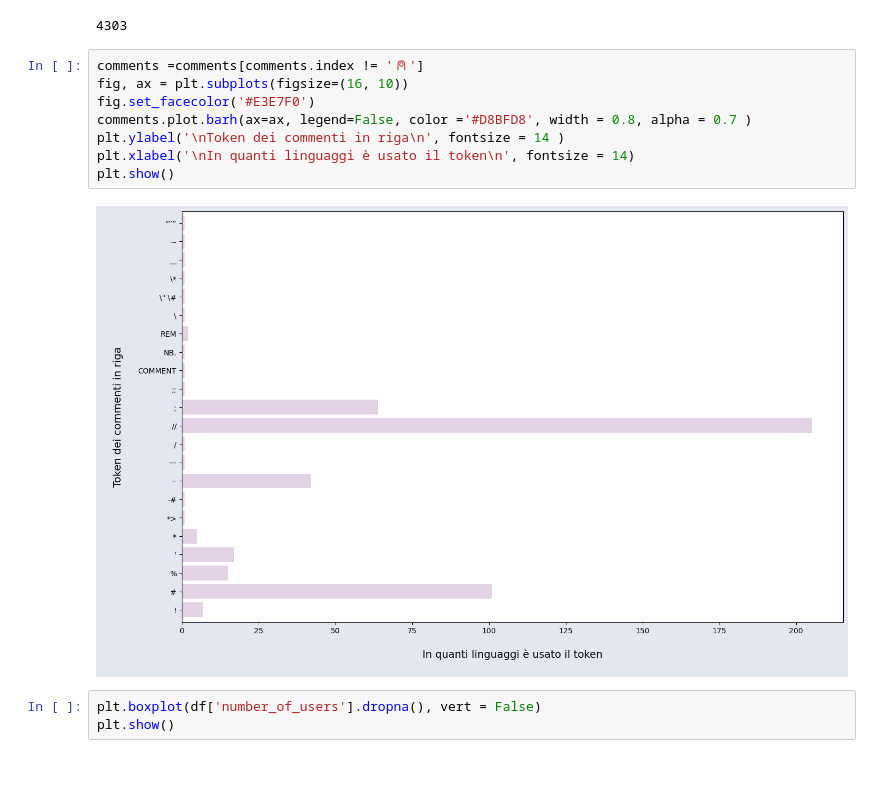
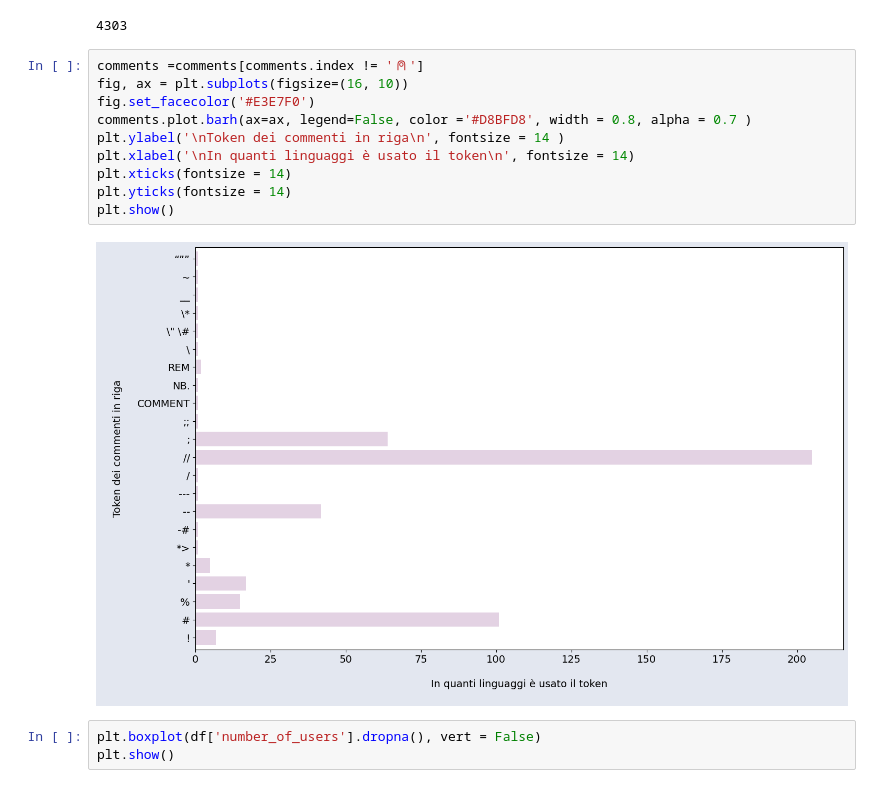
Before and after one commit to Monf11/SciVis, a Jupyter notebook: Codici/data.ipynb, the cells around one changed output. Cells and saved outputs as stored; diff of their text form.

```diff
--- a/Codici/data.ipynb
+++ b/Codici/data.ipynb
@@ -166,13 +166,15 @@ len(d)
 # %%
 comments =comments[comments.index != '⍝']
 fig, ax = plt.subplots(figsize=(16, 10))
 fig.set_facecolor('#E3E7F0')
 comments.plot.barh(ax=ax, legend=False, color ='#D8BFD8', width = 0.8, alpha = 0.7 )
 plt.ylabel('\nToken dei commenti in riga\n', fontsize = 14 )
 plt.xlabel('\nIn quanti linguaggi è usato il token\n', fontsize = 14)
+plt.xticks(fontsize = 14)
+plt.yticks(fontsize = 14)
 plt.show()
 # %% [output]
-[figure, old version]
+[figure, new version]
 # %%
 plt.boxplot(df['number_of_users'].dropna(), vert = False)
 plt.show()
```
Also changed, not shown: parts of 3 cells of this notebook, 47 other files.
